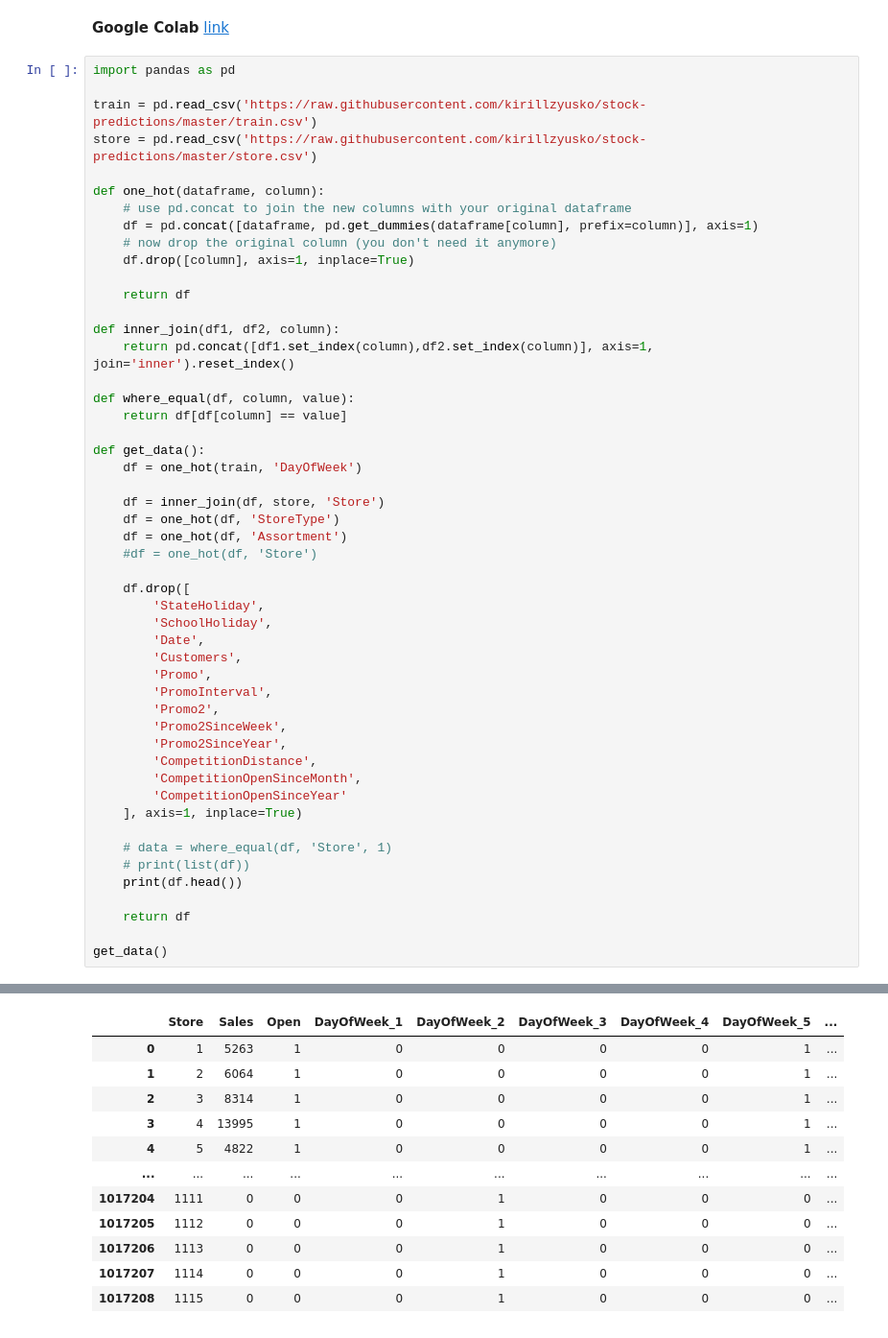
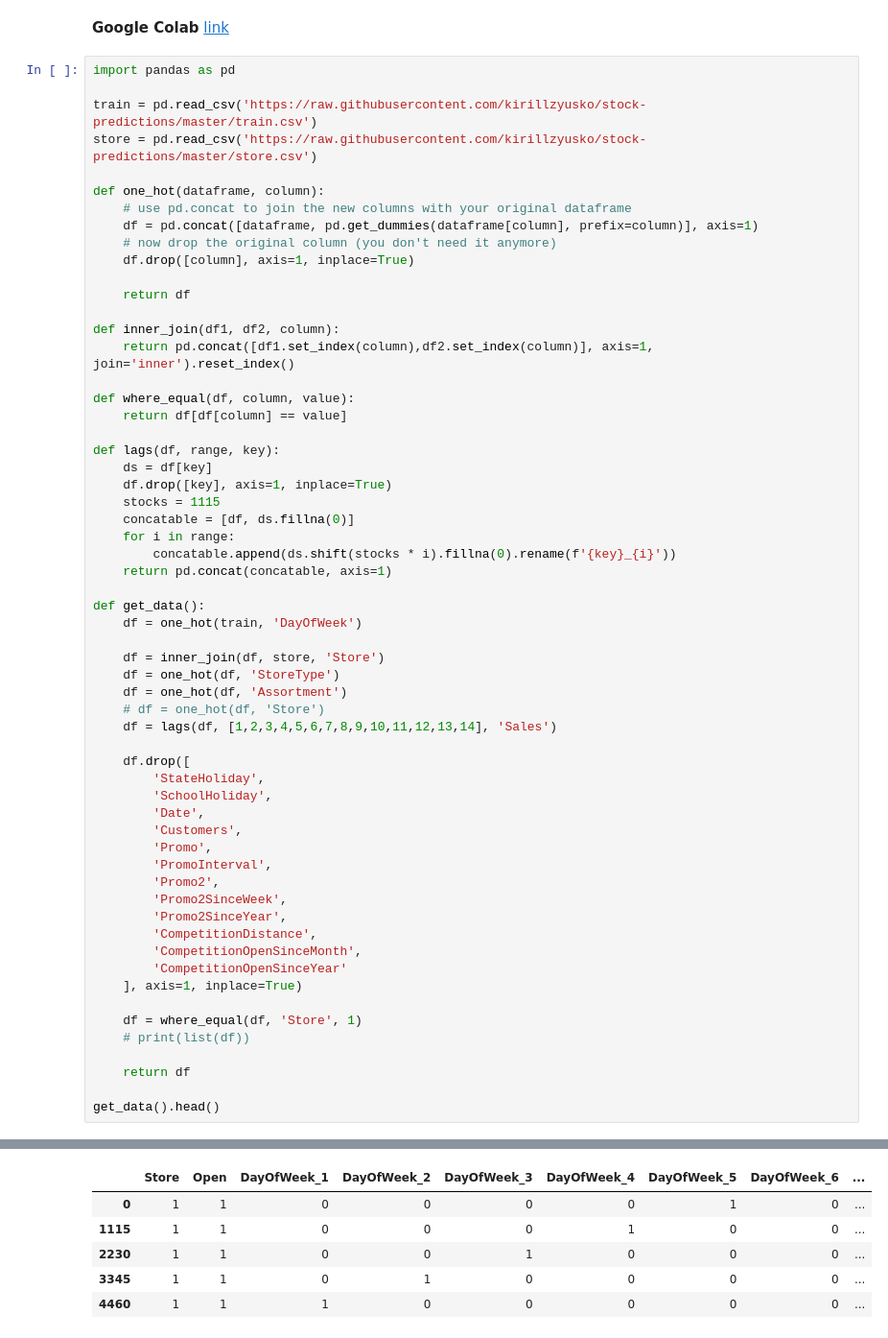
Before and after one commit to kirillzyusko/stock-predictions, a Jupyter notebook: lab.ipynb, the cells around one changed output, grey strips where cells are left out. Shown at 96% size. Cells and saved outputs as stored; diff of their text form.

```diff
--- a/lab.ipynb
+++ b/lab.ipynb
@@ -20,13 +20,23 @@ def inner_join(df1, df2, column):
 def where_equal(df, column, value):
     return df[df[column] == value]
 
+def lags(df, range, key):
+    ds = df[key]
+    df.drop([key], axis=1, inplace=True)
+    stocks = 1115
+    concatable = [df, ds.fillna(0)]
+    for i in range:
+        concatable.append(ds.shift(stocks * i).fillna(0).rename(f'{key}_{i}'))
+    return pd.concat(concatable, axis=1)
+
 def get_data():
     df = one_hot(train, 'DayOfWeek')
 
     df = inner_join(df, store, 'Store')
     df = one_hot(df, 'StoreType')
     df = one_hot(df, 'Assortment')
-    #df = one_hot(df, 'Store')
+    # df = one_hot(df, 'Store')
+    df = lags(df, [1,2,3,4,5,6,7,8,9,10,11,12,13,14], 'Sales')
 
     df.drop([
         'StateHoliday',
@@ -43,11 +53,10 @@ def get_data():
         'CompetitionOpenSinceYear'
     ], axis=1, inplace=True)
 
-    # data = where_equal(df, 'Store', 1)
+    df = where_equal(df, 'Store', 1)
     # print(list(df))
-    print(df.head())
 
     return df
 
-get_data()
+get_data().head()
 # %% [output]
@@ -62,12 +63,6 @@ get_data()
-|  | Store | Sales | Open | DayOfWeek_1 | DayOfWeek_2 | DayOfWeek_3 | DayOfWeek_4 | DayOfWeek_5 | ... |
-| 0 | 1 | 5263 | 1 | 0 | 0 | 0 | 0 | 1 | ... |
-| 1 | 2 | 6064 | 1 | 0 | 0 | 0 | 0 | 1 | ... |
-| 2 | 3 | 8314 | 1 | 0 | 0 | 0 | 0 | 1 | ... |
-| 3 | 4 | 13995 | 1 | 0 | 0 | 0 | 0 | 1 | ... |
-| 4 | 5 | 4822 | 1 | 0 | 0 | 0 | 0 | 1 | ... |
-| ... | ... | ... | ... | ... | ... | ... | ... | ... | ... |
-| 1017204 | 1111 | 0 | 0 | 0 | 1 | 0 | 0 | 0 | ... |
-| 1017205 | 1112 | 0 | 0 | 0 | 1 | 0 | 0 | 0 | ... |
-| 1017206 | 1113 | 0 | 0 | 0 | 1 | 0 | 0 | 0 | ... |
-| 1017207 | 1114 | 0 | 0 | 0 | 1 | 0 | 0 | 0 | ... |
-| 1017208 | 1115 | 0 | 0 | 0 | 1 | 0 | 0 | 0 | ... |
+|  | Store | Open | DayOfWeek_1 | DayOfWeek_2 | DayOfWeek_3 | DayOfWeek_4 | DayOfWeek_5 | DayOfWeek_6 | ... |
+| 0 | 1 | 1 | 0 | 0 | 0 | 0 | 1 | 0 | ... |
+| 1115 | 1 | 1 | 0 | 0 | 0 | 1 | 0 | 0 | ... |
+| 2230 | 1 | 1 | 0 | 0 | 1 | 0 | 0 | 0 | ... |
+| 3345 | 1 | 1 | 0 | 1 | 0 | 0 | 0 | 0 | ... |
+| 4460 | 1 | 1 | 1 | 0 | 0 | 0 | 0 | 0 | ... |
```
Also changed, not shown: parts of 3 cells of this notebook.
